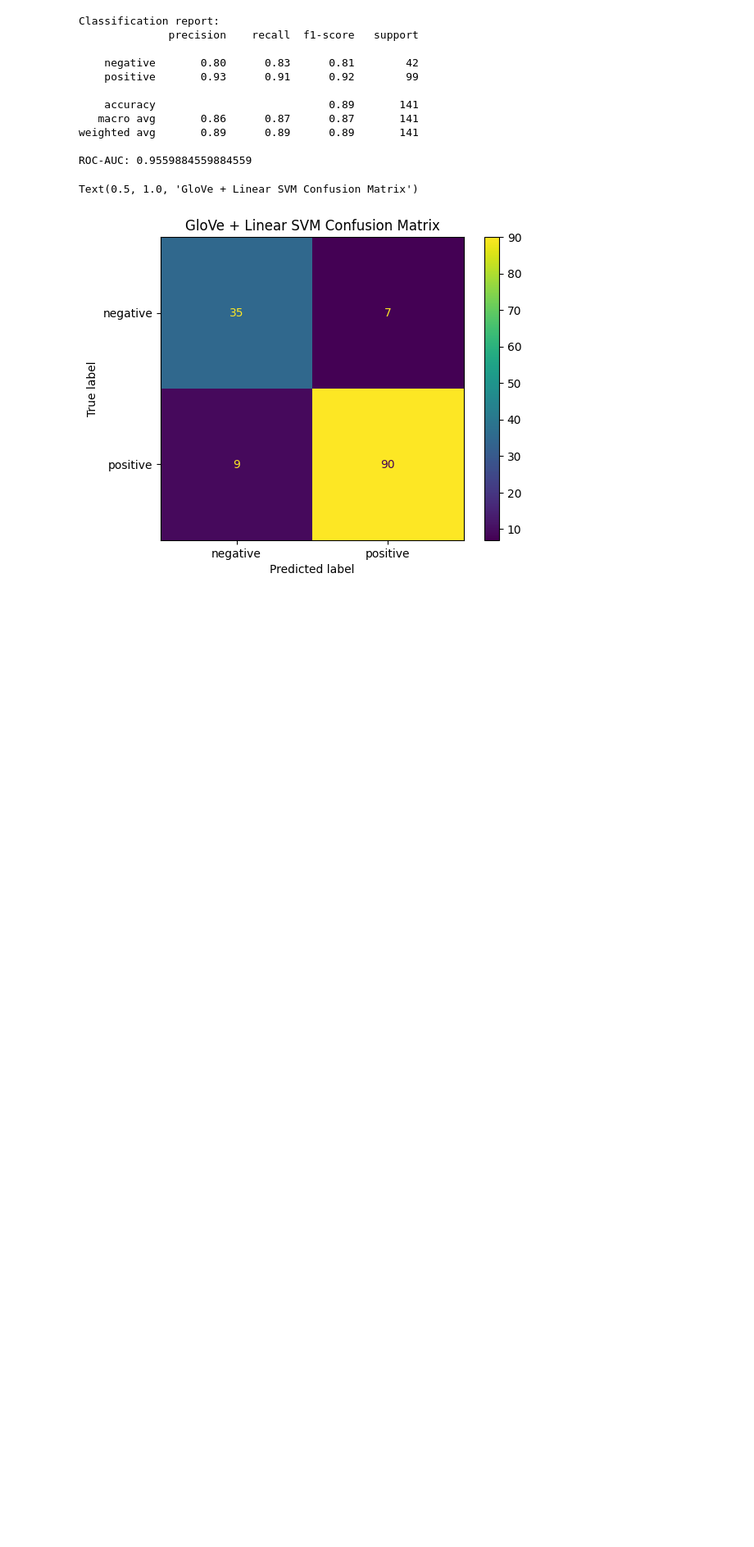
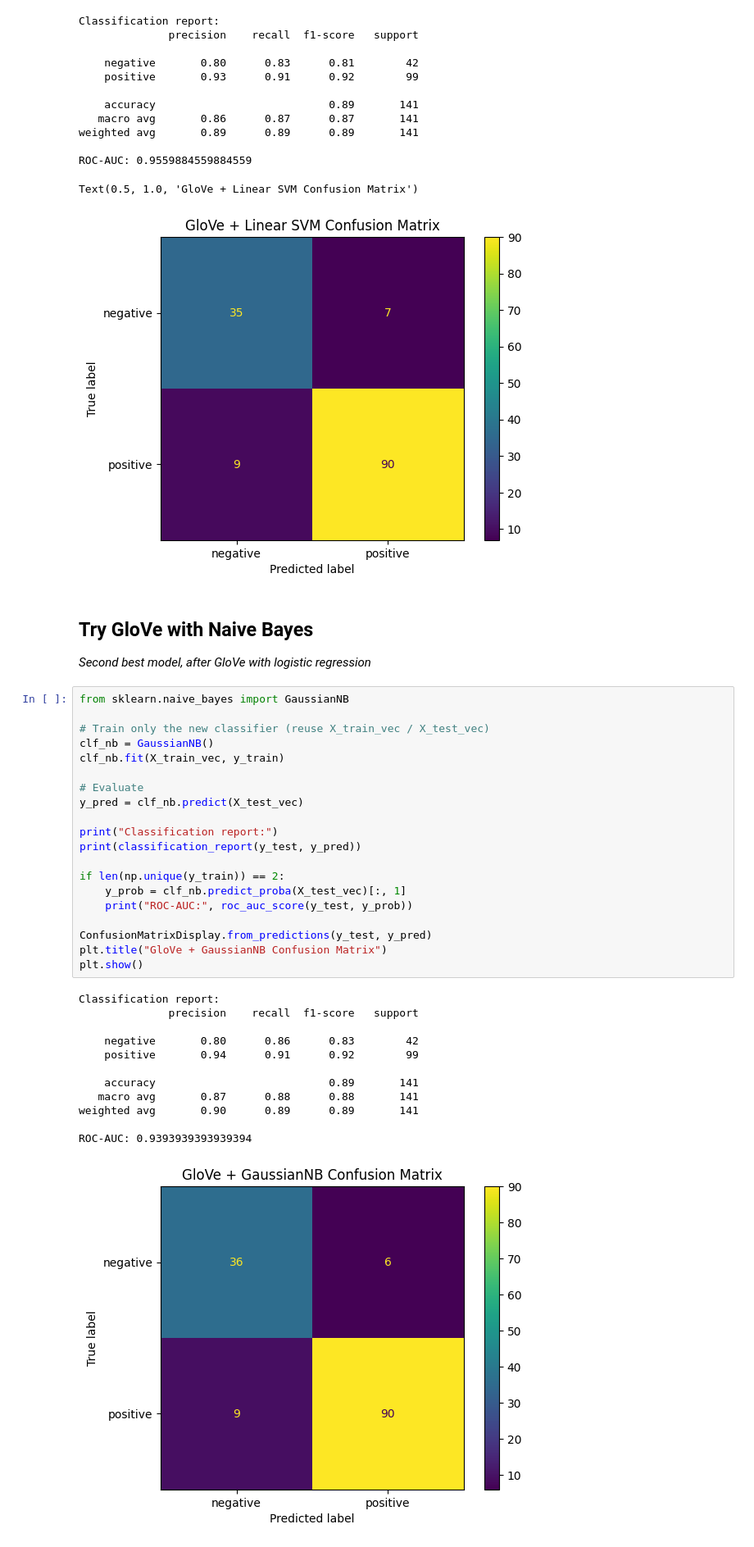
Before and after one commit to kelbymace/SocialBuzz-NLP, a Jupyter notebook: SocialBuzz NLP.ipynb, the cells around one changed output. Shown at 82% size. Drawn from its saved outputs; the diff is of its cells as text; blank space fills up the shorter version.

Commit message:
Tried GloVe with naive bayes.

```diff
--- a/SocialBuzz NLP.ipynb
+++ b/SocialBuzz NLP.ipynb
@@ -687,3 +687,40 @@ weighted avg       0.89      0.89      0.89       141
 ROC-AUC: 0.9559884559884559
 Text(0.5, 1.0, 'GloVe + Linear SVM Confusion Matrix')
 [figure]
+# %% [markdown]
+## __Try GloVe with Naive Bayes__
+
+_Second best model, after GloVe with logistic regression_
+# %%
+from sklearn.naive_bayes import GaussianNB
+
+# Train only the new classifier (reuse X_train_vec / X_test_vec)
+clf_nb = GaussianNB()
+clf_nb.fit(X_train_vec, y_train)
+
+# Evaluate
+y_pred = clf_nb.predict(X_test_vec)
+
+print("Classification report:")
+print(classification_report(y_test, y_pred))
+
+if len(np.unique(y_train)) == 2:
+    y_prob = clf_nb.predict_proba(X_test_vec)[:, 1]
+    print("ROC-AUC:", roc_auc_score(y_test, y_prob))
+
+ConfusionMatrixDisplay.from_predictions(y_test, y_pred)
+plt.title("GloVe + GaussianNB Confusion Matrix")
+plt.show()
+# %% [output]
+Classification report:
+              precision    recall  f1-score   support
+
+    negative       0.80      0.86      0.83        42
+    positive       0.94      0.91      0.92        99
+
+    accuracy                           0.89       141
+   macro avg       0.87      0.88      0.88       141
+weighted avg       0.90      0.89      0.89       141
+
+ROC-AUC: 0.9393939393939394
+[figure, added]
```
